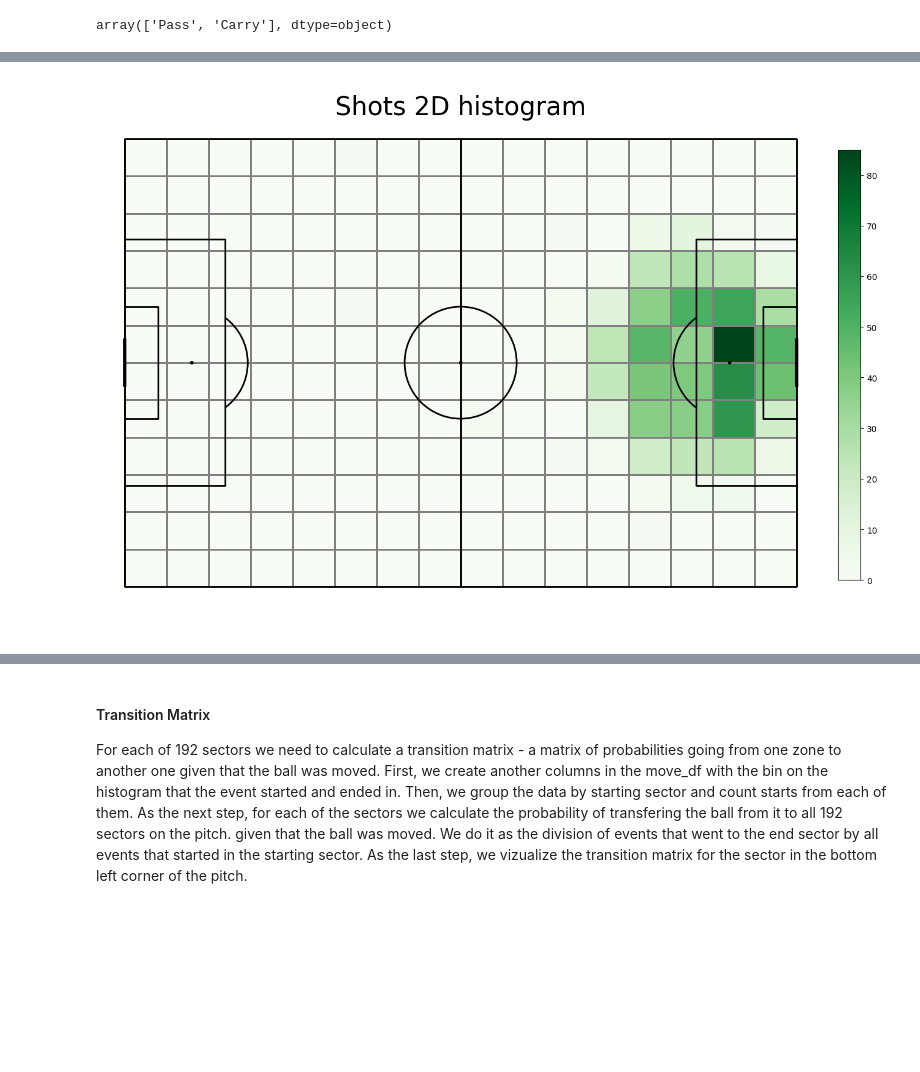
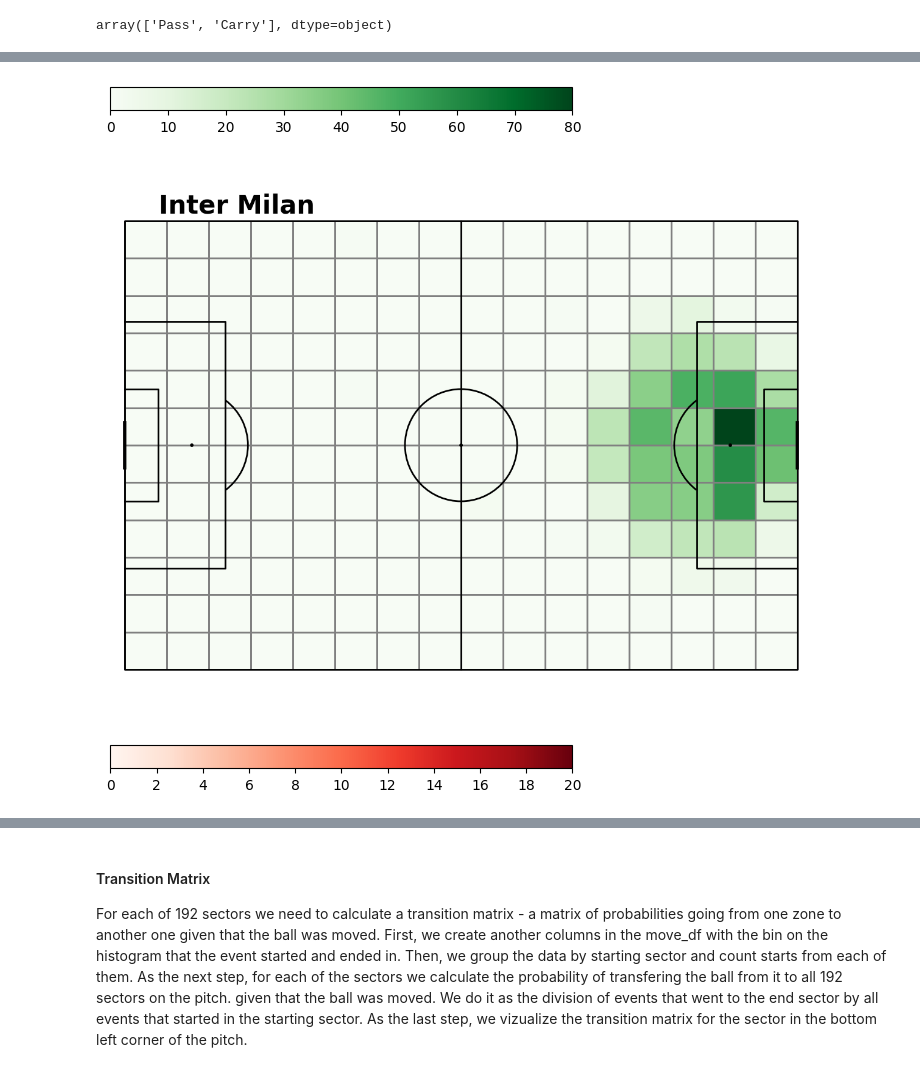
Before and after one commit to Gareth1995/xT, a Jupyter notebook: xT_tutorial.ipynb, the cells around one changed output, grey strips where cells are left out. Saved outputs shown, nothing was run; the diff lists cells and outputs as text; code cells hidden in the pictures; blank space fills up the shorter version.

```diff
--- a/xT_tutorial.ipynb
+++ b/xT_tutorial.ipynb
@@ -156,22 +191,81 @@ See the caveats in the documentation: https://pandas.pydata.org/pandas-docs/stab
+# %%
+# plotting only the colour legend for shot frequency
+
+# Create a figure for the color legend
+fig, ax = plt.subplots(figsize=(10, 2))  # Adjust figsize as needed
+
+# fig.patch.set_facecolor('lightgrey')  # Set the background color of the figure
+# ax.set_facecolor('lightgrey')         # Set the background color of the axis
+
+# Create a dummy ScalarMappable with a colormap and norm for the color bar
+cmap = plt.cm.Greens
+norm = plt.Normalize(vmin=0, vmax=80)
+
+# Create the color bar without an associated plot
+cbar = plt.colorbar(plt.cm.ScalarMappable(norm=norm, cmap=cmap), ax=ax, orientation='horizontal')
+
+# Optionally set the color bar label
+# cbar.set_label('Movement Count', fontsize=12)
+
+# Remove the axis (we only want the color legend)
+ax.remove()
+
+# Show the color legend
+plt.show()
+# %% [output]
+[figure, added]
 # %%
 # shot frequency per pitch zone plot
 
 pitch = Pitch(line_color='black', pitch_type='statsbomb', line_zorder = 2)
 shot = pitch.bin_statistic(shot_df.x, shot_df.y, statistic='count', bins=(16, 12), normalize=False) # separate pitch into these bins and visualise counts of shots
 
 # plot heatmap of where shots come from based on shot count
 fig, ax = pitch.grid(grid_height=0.9, title_height=0.06, axis=False,
                      endnote_height=0.04, title_space=0, endnote_space=0)
 pcm  = pitch.heatmap(shot, cmap='Greens', edgecolor='grey', ax=ax['pitch'])
 #legend to our plot
-ax_cbar = fig.add_axes((1, 0.093, 0.03, 0.786))
-cbar = plt.colorbar(pcm, cax=ax_cbar)
-fig.suptitle('Shots 2D histogram', fontsize = 30)
+# ax_cbar = fig.add_axes((1, 0.093, 0.03, 0.786))
+# cbar = plt.colorbar(pcm, cax=ax_cbar)
+# fig.suptitle('Shots 2D histogram', fontsize = 30)
+fig.text(0.1, 0.95, team_name, fontsize=30, ha='left', va='top', weight='bold')
 plt.show()
 
 shot_count = shot["statistic"]
+
+# Save image
+# Construct the filename
+filename = f"plots/shot frequency/{team_name}_shot_freq.png"
+# Save the figure
+fig.savefig(filename, bbox_inches='tight')
 # %% [output]
-[figure, old version]
+[figure, new version]
+# %%
+# plotting only the colour legend for goal frequency
+
+# Create a figure for the color legend
+fig, ax = plt.subplots(figsize=(10, 2))  # Adjust figsize as needed
+
+# fig.patch.set_facecolor('lightgrey')  # Set the background color of the figure
+# ax.set_facecolor('lightgrey')         # Set the background color of the axis
+
+# Create a dummy ScalarMappable with a colormap and norm for the color bar
+cmap = plt.cm.Reds
+norm = plt.Normalize(vmin=0, vmax=20)
+
+# Create the color bar without an associated plot
+cbar = plt.colorbar(plt.cm.ScalarMappable(norm=norm, cmap=cmap), ax=ax, orientation='horizontal')
+
+# Set the ticks to be integers only
+cbar.set_ticks(np.arange(0, 21, 2))  # Ticks from 0 to 20 with a step of 1
+
+# Remove the axis (we only want the color legend)
+ax.remove()
+
+# Show the color legend
+plt.show()
+# %% [output]
+[figure, added]
 # %%
 # plot of goal frequency per segment
 goal_df  = shot_df.loc[shot_df.apply(lambda x: 'Goal' in x.shot_outcome, axis = 1)]
```
Also changed, not shown: parts of 20 cells of this notebook, 17 other files.
